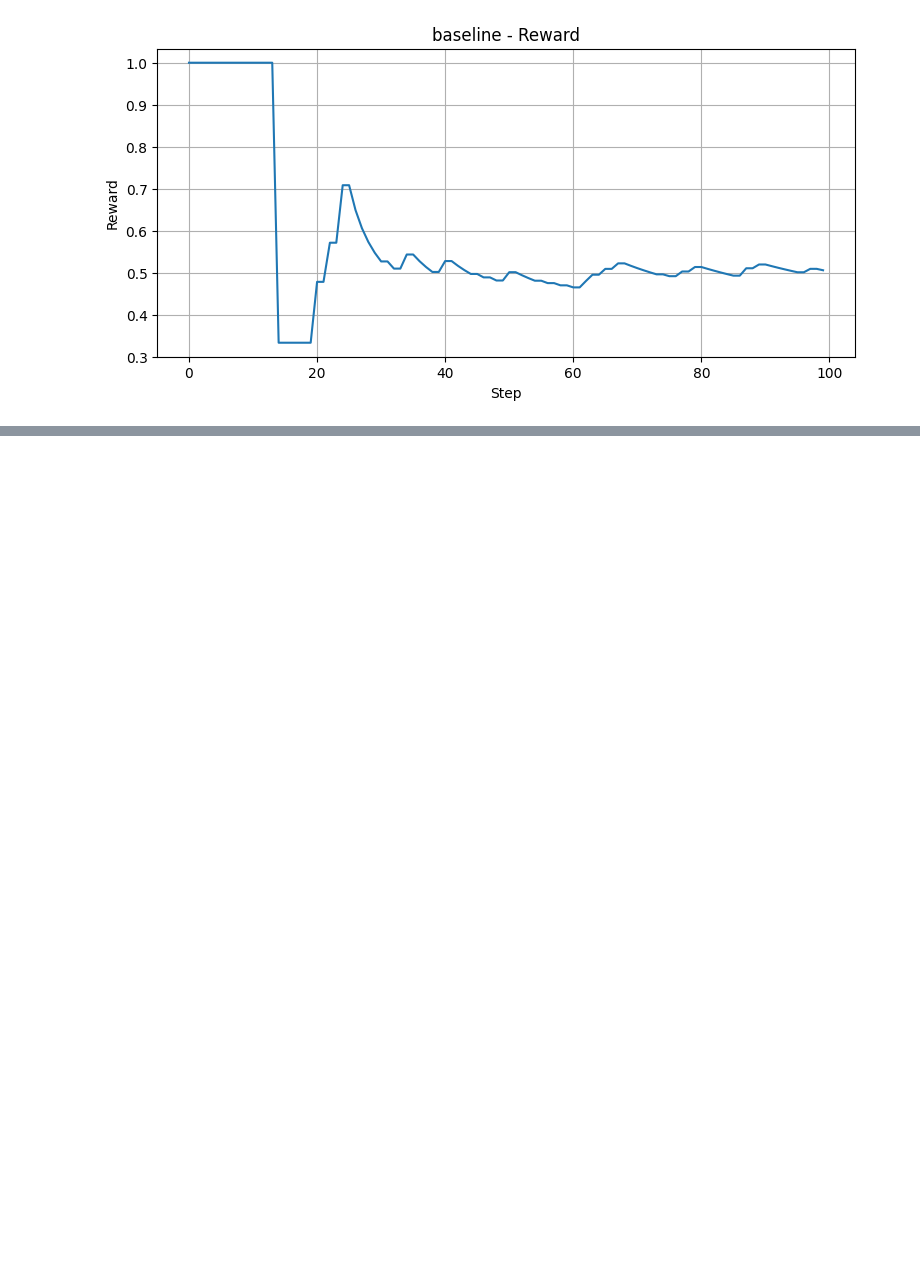
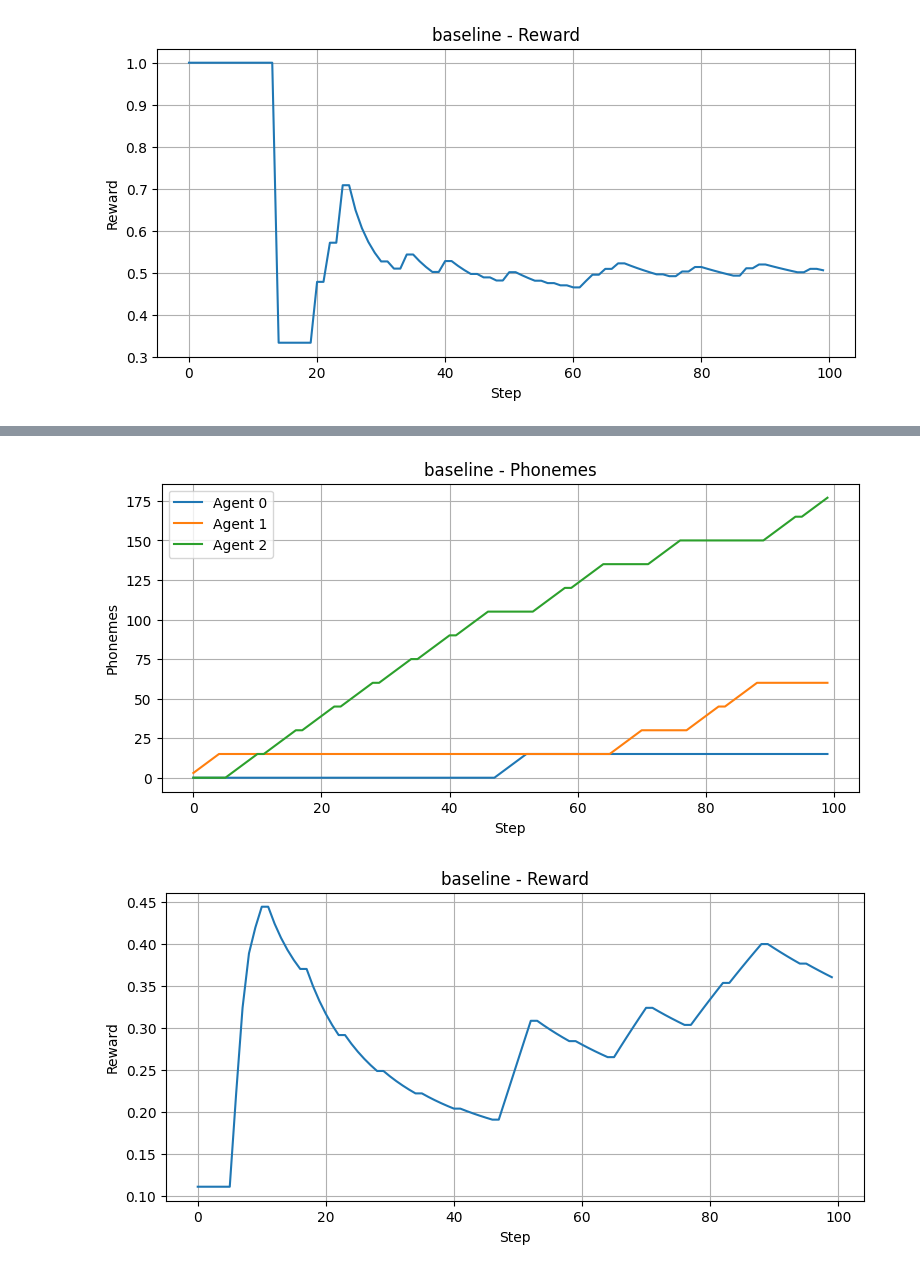
Before and after one commit to ofirmac/env, a Jupyter notebook: src/test_result/baseline.ipynb, the cells around one changed output, grey strips where cells are left out. Drawn from its saved outputs; the diff is of its cells as text; code cells hidden in the pictures; blank space fills up the shorter version.

```diff
--- a/src/test_result/baseline.ipynb
+++ b/src/test_result/baseline.ipynb
@@ -42,3 +41,33 @@ plot_results(p, r, 'baseline')
 # %% [output]
 [figure]
 [figure]
+# %%
+# Create environment
+env_test = GuestEnv(max_steps=100, reward_shaping=False)  # Shorter episodes for more frequent logging
+
+env_test.agent_params[0].update({  # quiet analyst
+    "min_energy_to_speak": 0.0,
+    "energy_gain": 0.0,
+    "energy_decay": 0.001,
+    "max_speaking_time": 5,
+    "phonemes_per_step": 3,
+    })
+
+env_test.agent_params[1].update({  # balanced mediator
+        "min_energy_to_speak": 0.0,
+        "energy_gain": 0.0,
+        "energy_decay": 0.002,
+        "max_speaking_time": 5,
+        "phonemes_per_step": 3,
+    })
+
+env_test.agent_params[2].update({  # energetic storyteller
+        "min_energy_to_speak": 0.0,
+        "energy_gain": 0.0,
+        "energy_decay": 0.003,
+        "max_speaking_time": 5,
+        "phonemes_per_step": 3,
+    })
+
+actions = [0]*100
+p, r = run_env(env_test, actions)
@@ -44,0 +76,5 @@ plot_results(p, r, 'baseline')
+# %%
+plot_results(p, r, 'baseline')
+# %% [output]
+[figure, added]
+[figure, added]
```
Also changed, not shown: parts of 2 cells of this notebook, 9 other files.
